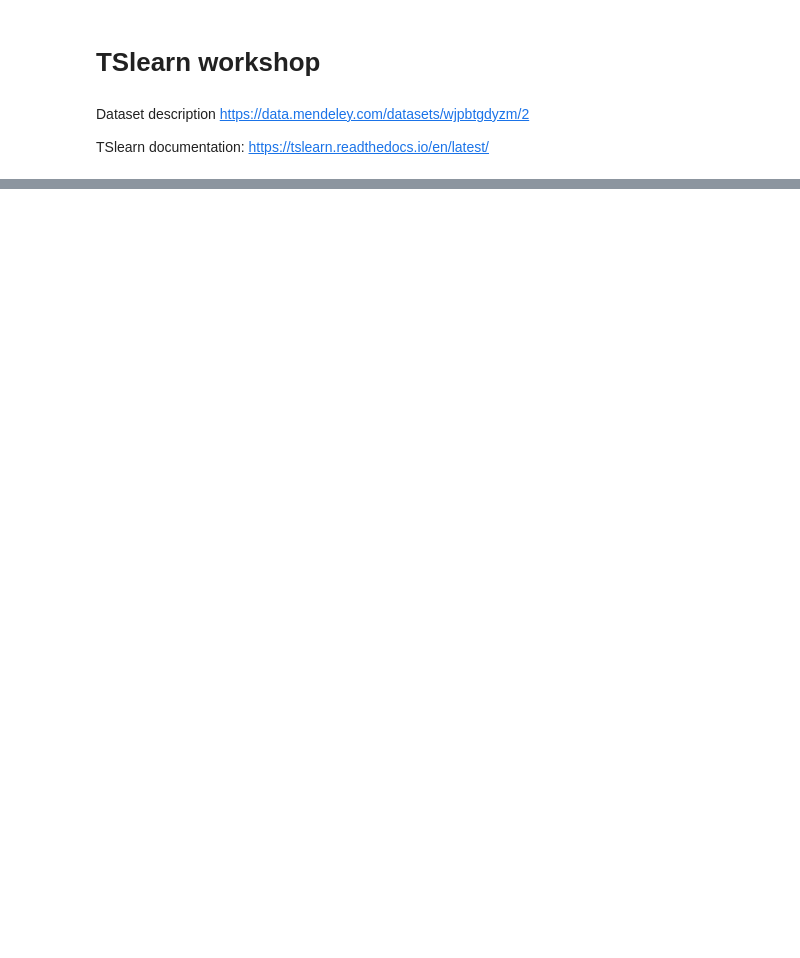
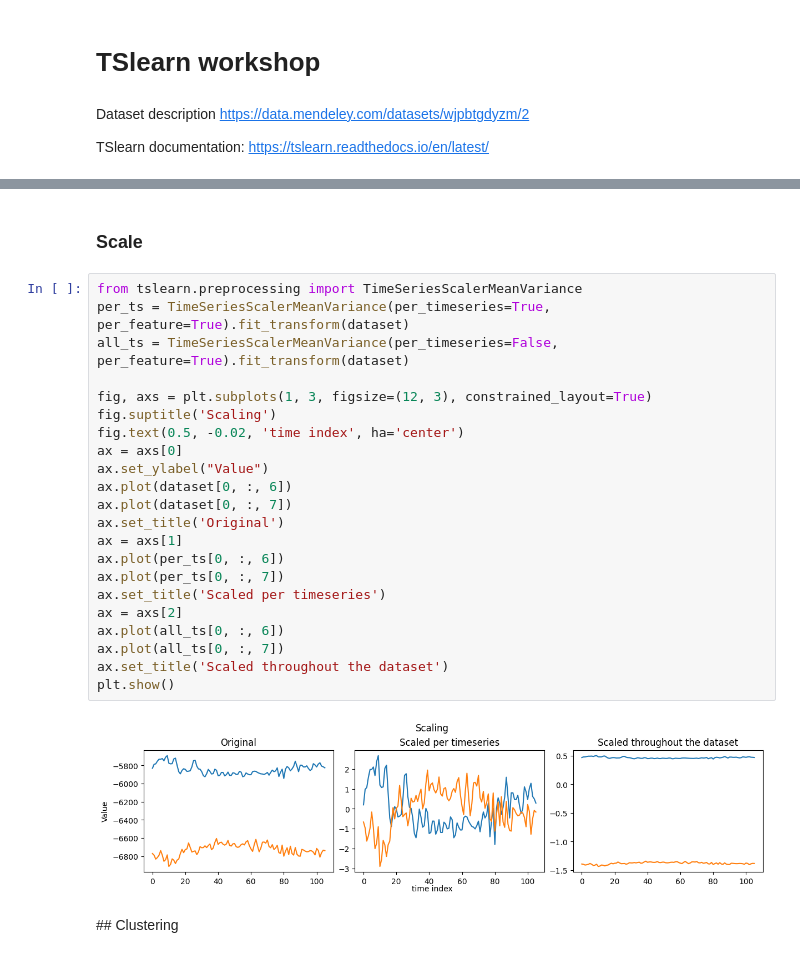
Before and after one commit to ia-p16/tslearn-workshop-2026, a Jupyter notebook: workshop.ipynb, the cells around one changed output, grey strips where cells are left out. Saved outputs shown, nothing was run; the diff lists cells and outputs as text; blank space fills up the shorter version.

```diff
--- a/workshop.ipynb
+++ b/workshop.ipynb
@@ -49,0 +83,28 @@ visualize_dataset_overview(labels, tasks, dataset)
+# %% [markdown]
+### Scale
+# %%
+from tslearn.preprocessing import TimeSeriesScalerMeanVariance
+per_ts = TimeSeriesScalerMeanVariance(per_timeseries=True, per_feature=True).fit_transform(dataset)
+all_ts = TimeSeriesScalerMeanVariance(per_timeseries=False, per_feature=True).fit_transform(dataset)
+
+fig, axs = plt.subplots(1, 3, figsize=(12, 3), constrained_layout=True)
+fig.suptitle('Scaling')
+fig.text(0.5, -0.02, 'time index', ha='center')
+ax = axs[0]
+ax.set_ylabel("Value")
+ax.plot(dataset[0, :, 6])
+ax.plot(dataset[0, :, 7])
+ax.set_title('Original')
+ax = axs[1]
+ax.plot(per_ts[0, :, 6])
+ax.plot(per_ts[0, :, 7])
+ax.set_title('Scaled per timeseries')
+ax = axs[2]
+ax.plot(all_ts[0, :, 6])
+ax.plot(all_ts[0, :, 7])
+ax.set_title('Scaled throughout the dataset')
+plt.show()
+# %% [output]
+[figure, added]
+# %% [markdown]
+## Clustering
```
Also changed, not shown: parts of 40 cells of this notebook.
